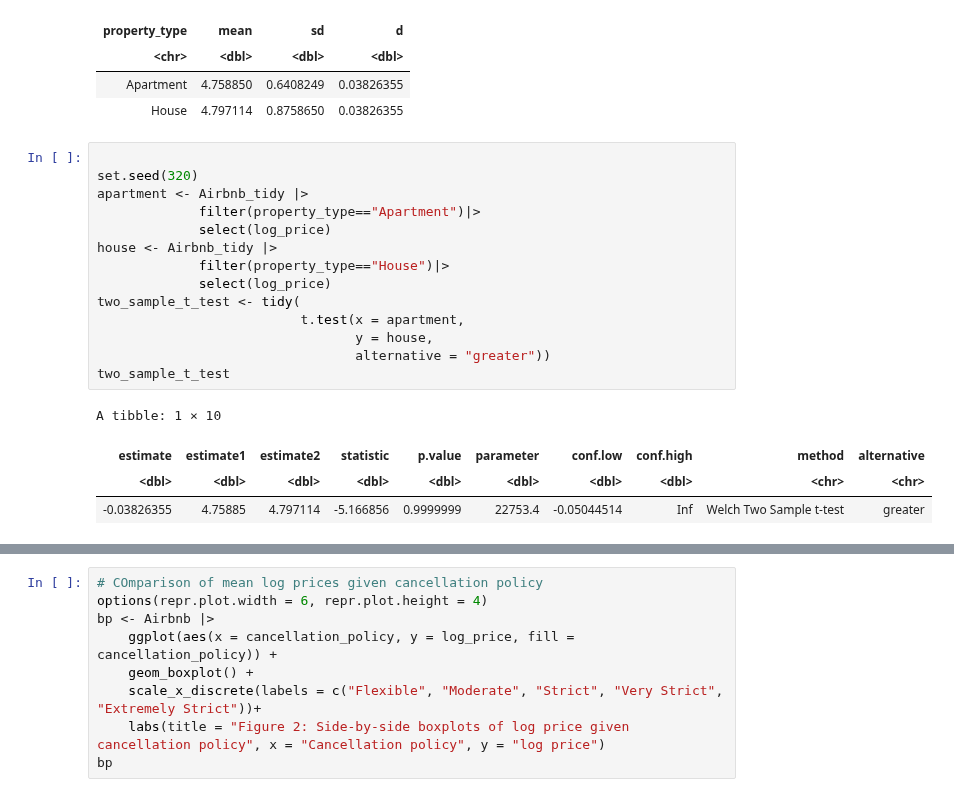
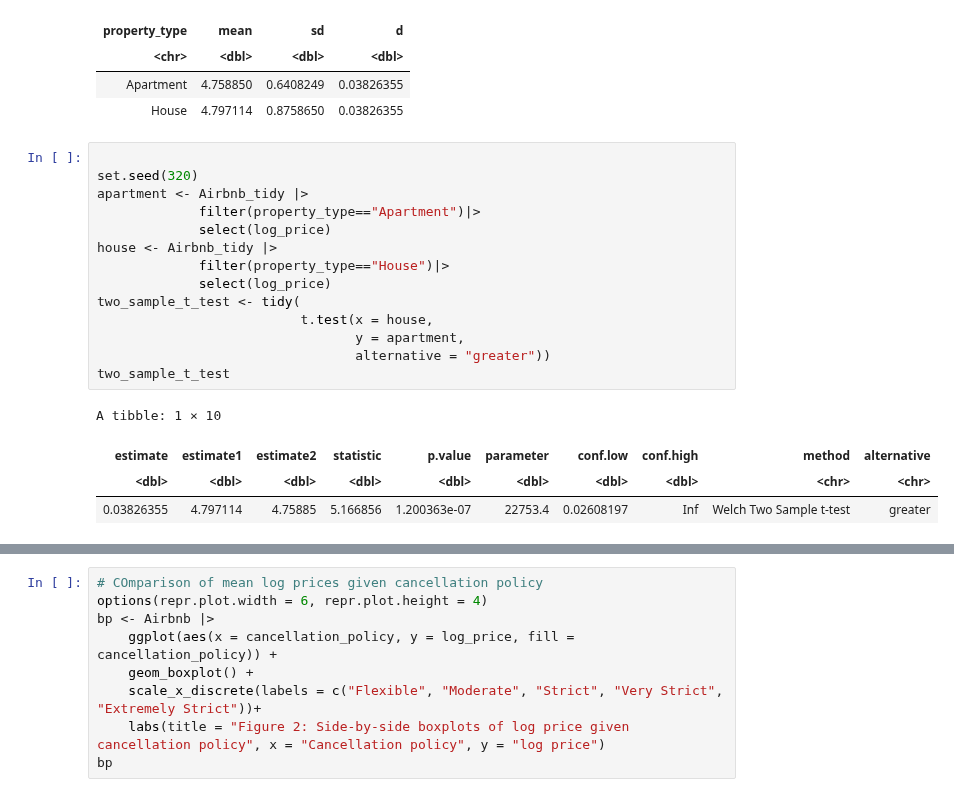
Before and after one commit to takumihoriba/stat201-project, a Jupyter notebook: proposal_final.ipynb, the cells around one changed output, grey strips where cells are left out. Cells and saved outputs as stored; diff of their text form.

```diff
--- a/proposal_final.ipynb
+++ b/proposal_final.ipynb
@@ -141,19 +152,19 @@ A tibble: 2 × 4
 # %%
 
 set.seed(320)
 apartment <- Airbnb_tidy |>
              filter(property_type=="Apartment")|>
              select(log_price)
 house <- Airbnb_tidy |>
              filter(property_type=="House")|>
              select(log_price)
 two_sample_t_test <- tidy(
-                          t.test(x = apartment,
-                                 y = house,
+                          t.test(x = house,
+                                 y = apartment,
                                  alternative = "greater"))
 two_sample_t_test
 # %% [output]
 A tibble: 1 × 10
 | estimate | estimate1 | estimate2 | statistic | p.value | parameter | conf.low | conf.high | method | alternative |
 | <dbl> | <dbl> | <dbl> | <dbl> | <dbl> | <dbl> | <dbl> | <dbl> | <chr> | <chr> |
-| -0.03826355 | 4.75885 | 4.797114 | -5.166856 | 0.9999999 | 22753.4 | -0.05044514 | Inf | Welch Two Sample t-test | greater |
+| 0.03826355 | 4.797114 | 4.75885 | 5.166856 | 1.200363e-07 | 22753.4 | 0.02608197 | Inf | Welch Two Sample t-test | greater |
```
Also changed, not shown: parts of 5 cells of this notebook.
